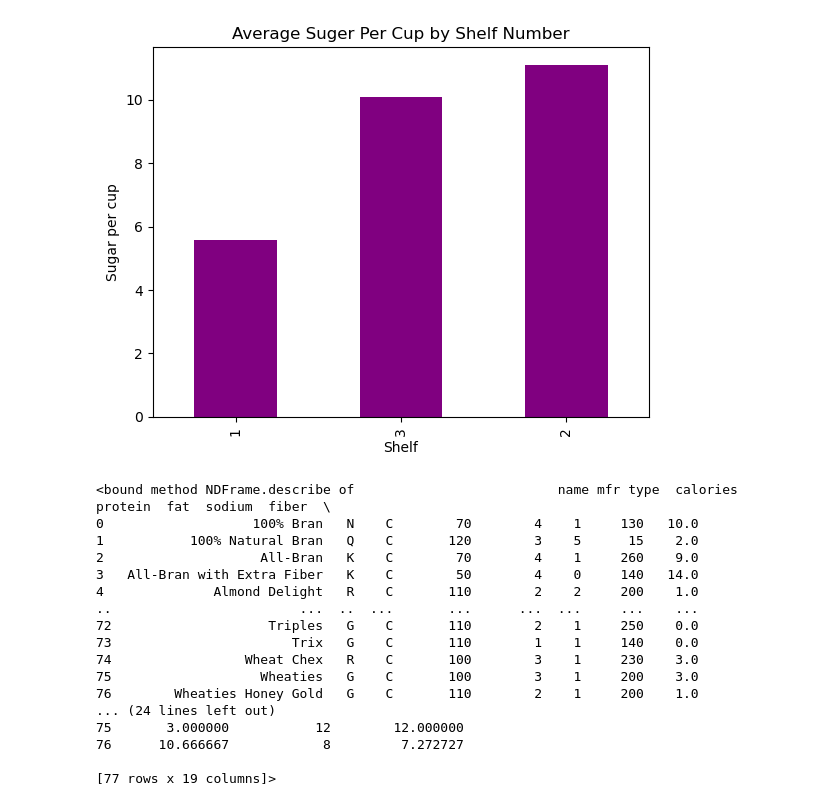
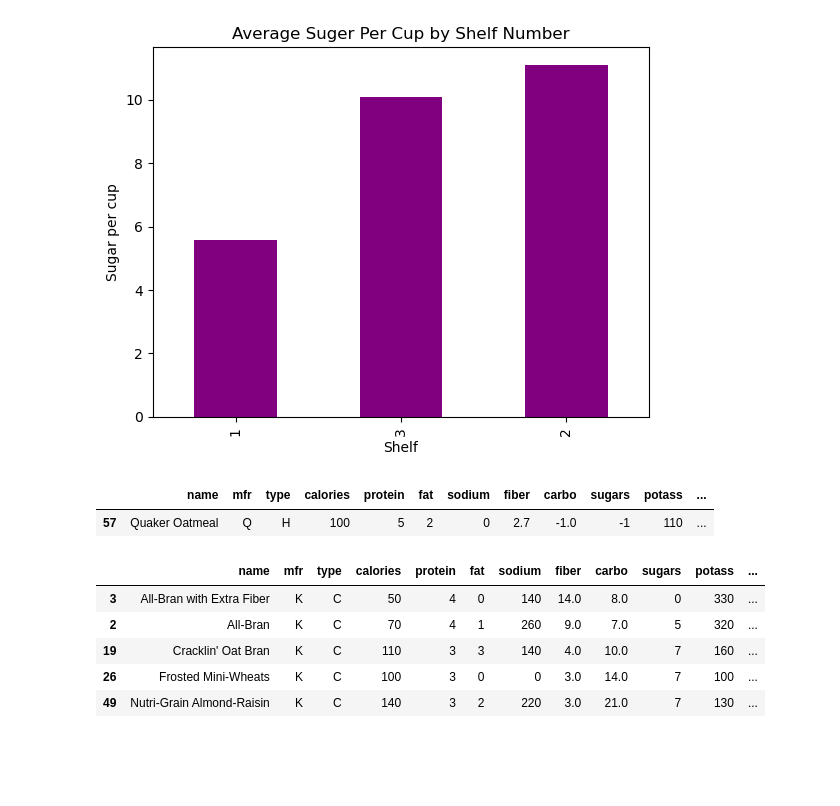
Before and after one commit to sophiahwagner/cereal-nutrition-analysis, a Jupyter notebook: Pandas Project 1.ipynb, the cells around one changed output. Drawn from its saved outputs; the diff is of its cells as text; code cells hidden in the pictures; blank space fills up the shorter version.

```diff
--- a/Pandas Project 1.ipynb
+++ b/Pandas Project 1.ipynb
@@ -121,23 +121,3 @@ shelf_df['sugar_per_cup'].sort_values().plot(kind='bar',title='Average Suger Per
 # %% [output]
 <Axes: title={'center': 'Average Suger Per Cup by Shelf Number'}, xlabel='Shelf', ylabel='Sugar per cup'>
 [figure]
-# %%
-cereal_df.describe
-# %% [output]
-<bound method NDFrame.describe of                          name mfr type  calories  protein  fat  sodium  fiber  \
-0                   100% Bran   N    C        70        4    1     130   10.0
-1           100% Natural Bran   Q    C       120        3    5      15    2.0
-2                    All-Bran   K    C        70        4    1     260    9.0
-3   All-Bran with Extra Fiber   K    C        50        4    0     140   14.0
-4              Almond Delight   R    C       110        2    2     200    1.0
-..                        ...  ..  ...       ...      ...  ...     ...    ...
-72                    Triples   G    C       110        2    1     250    0.0
-73                       Trix   G    C       110        1    1     140    0.0
-74                 Wheat Chex   R    C       100        3    1     230    3.0
-75                   Wheaties   G    C       100        3    1     200    3.0
-76        Wheaties Honey Gold   G    C       110        2    1     200    1.0
-... (24 lines left out)
-75       3.000000           12        12.000000
-76      10.666667            8         7.272727
-
-[77 rows x 19 columns]>
@@ -143,0 +126,5 @@ cereal_df.describe
+# %%
+negative
+# %% [output]
+|  | name | mfr | type | calories | protein | fat | sodium | fiber | carbo | sugars | potass | ... |
+| 57 | Quaker Oatmeal | Q | H | 100 | 5 | 2 | 0 | 2.7 | -1.0 | -1 | 110 | ... |
@@ -143,0 +133,9 @@ cereal_df.describe
+# %%
+healthy_kids_df.sort_values('fiber', ascending=False).head()
+# %% [output]
+|  | name | mfr | type | calories | protein | fat | sodium | fiber | carbo | sugars | potass | ... |
+| 3 | All-Bran with Extra Fiber | K | C | 50 | 4 | 0 | 140 | 14.0 | 8.0 | 0 | 330 | ... |
+| 2 | All-Bran | K | C | 70 | 4 | 1 | 260 | 9.0 | 7.0 | 5 | 320 | ... |
+| 19 | Cracklin' Oat Bran | K | C | 110 | 3 | 3 | 140 | 4.0 | 10.0 | 7 | 160 | ... |
+| 26 | Frosted Mini-Wheats | K | C | 100 | 3 | 0 | 0 | 3.0 | 14.0 | 7 | 100 | ... |
+| 49 | Nutri-Grain Almond-Raisin | K | C | 140 | 3 | 2 | 220 | 3.0 | 21.0 | 7 | 130 | ... |
```
Also changed, not shown: parts of 3 cells of this notebook, 1 other file.
